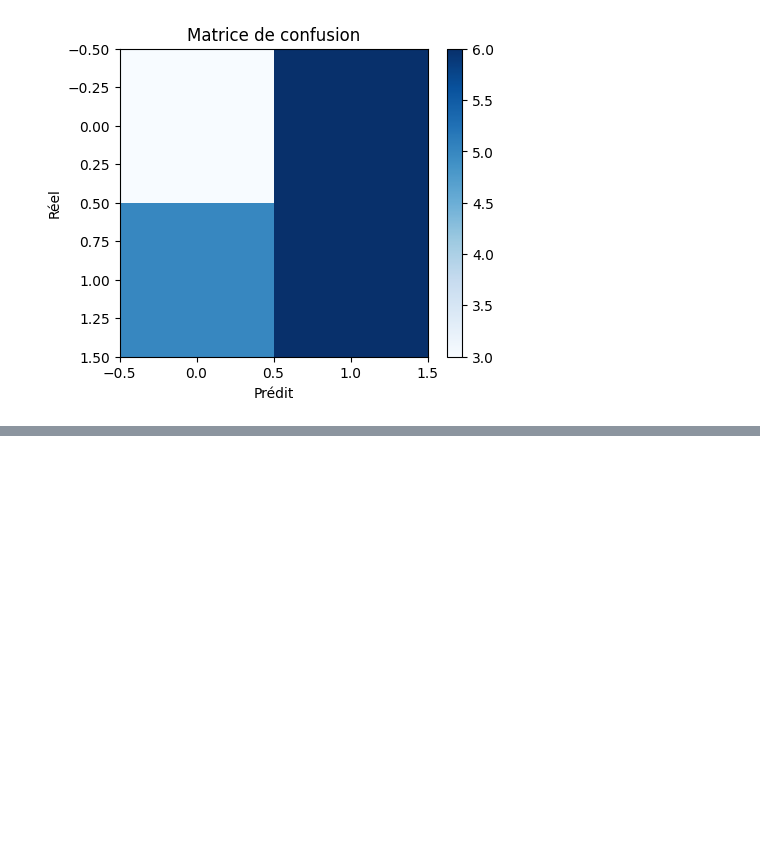
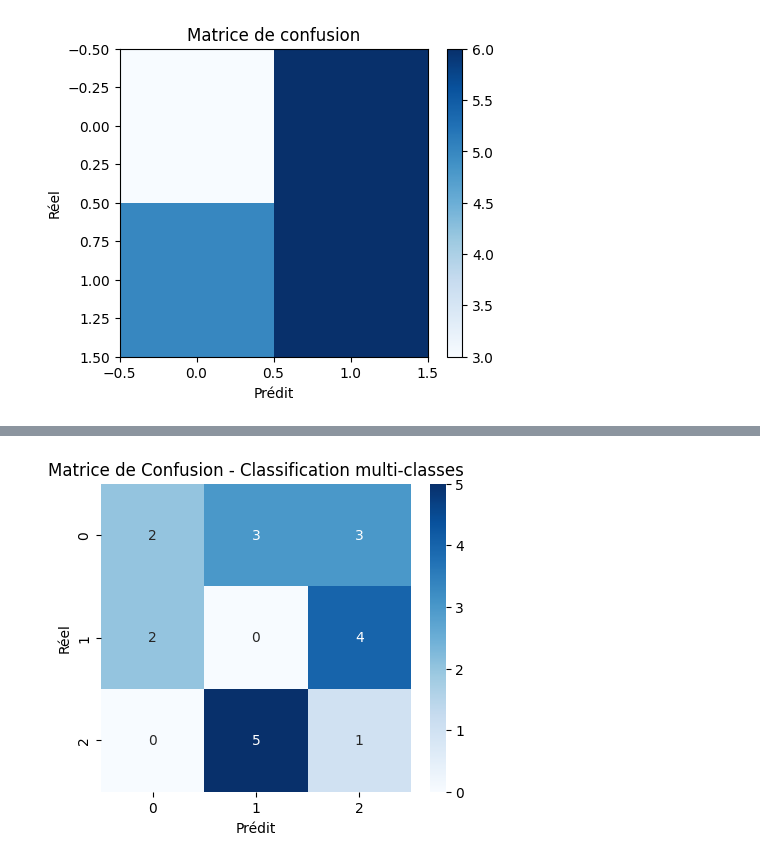
Before and after one commit to Rayadi-Ayoub/Syst-me-intelligent-, a Jupyter notebook: Vision_Transformer_(ViT).ipynb, the cells around one changed output, grey strips where cells are left out. Drawn from its saved outputs; the diff is of its cells as text; code cells hidden in the pictures; blank space fills up the shorter version.

Commit message:
ajout des modules Décision (classification et optimisation) et IHM (interface et explicabilité)

```diff
--- a/Vision_Transformer_(ViT).ipynb
+++ b/Vision_Transformer_(ViT).ipynb
@@ -852,0 +866,20 @@ plt.show()
+# %%
+# Vérifie si 'features_valid' existe, sinon crée un échantillon simulé
+try:
+    features_valid
+except NameError:
+    print(" Variable 'features_valid' introuvable — génération de données simulées pour test.")
+    features_valid = np.random.rand(100, 1280)  # 100 images × 1280 features simulées
+# %%
+# Création de labels médicaux simulés (3 classes : normal, patho légère, sévère)
+y = np.random.randint(0, 3, size=len(features_valid))
+X = features_valid
+# %%
+# Normalisation des features
+scaler = StandardScaler()
+X_scaled = scaler.fit_transform(X)
+# %%
+print("\n Étape 1 : Séparation des données (80 % / 20 %)...")
+X_train, X_test, y_train, y_test = train_test_split(
+    X_scaled, y, test_size=0.2, stratify=y, random_state=42
+)
@@ -852,0 +937,10 @@ plt.show()
+# %%
+# Matrice de confusion
+plt.figure(figsize=(5,4))
+sns.heatmap(confusion_matrix(y_test, y_pred), annot=True, fmt="d", cmap="Blues")
+plt.title("Matrice de Confusion - Classification multi-classes")
+plt.xlabel("Prédit")
+plt.ylabel("Réel")
+plt.show()
+# %% [output]
+[figure, added]
```
Also changed, not shown: parts of 24 cells of this notebook.
